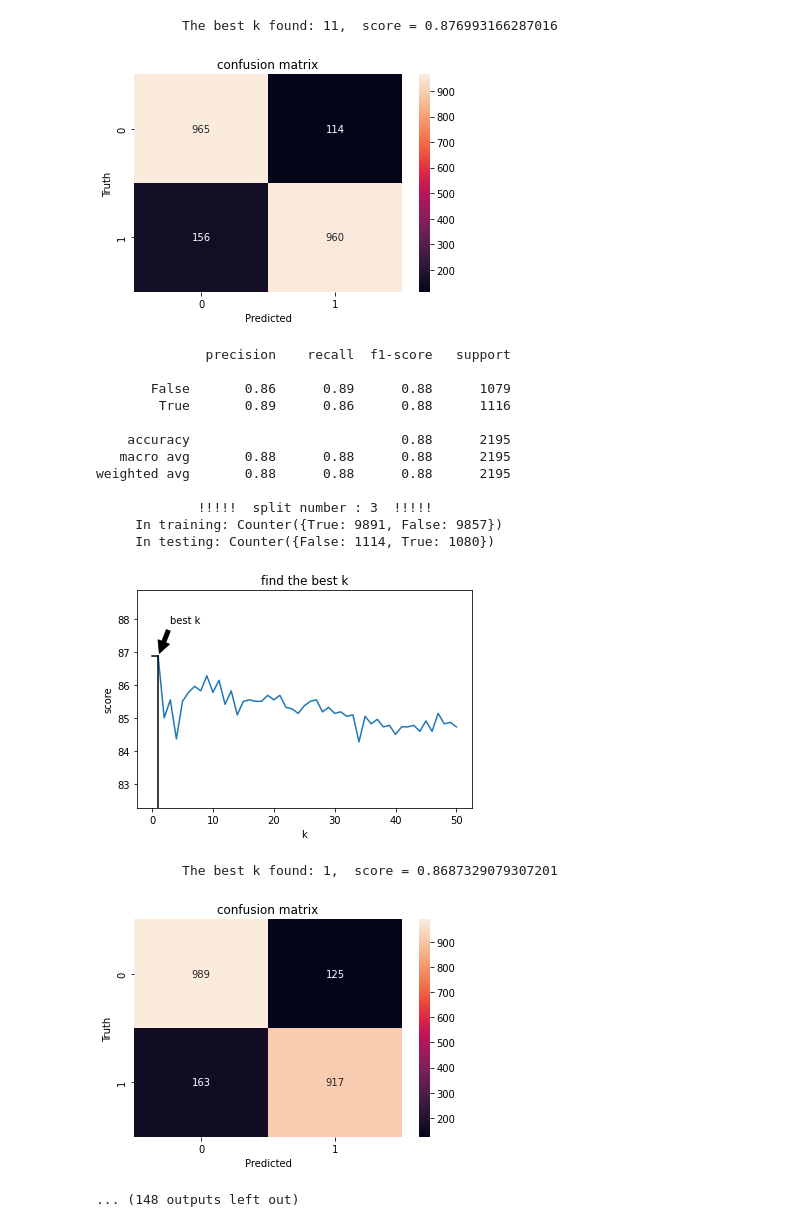
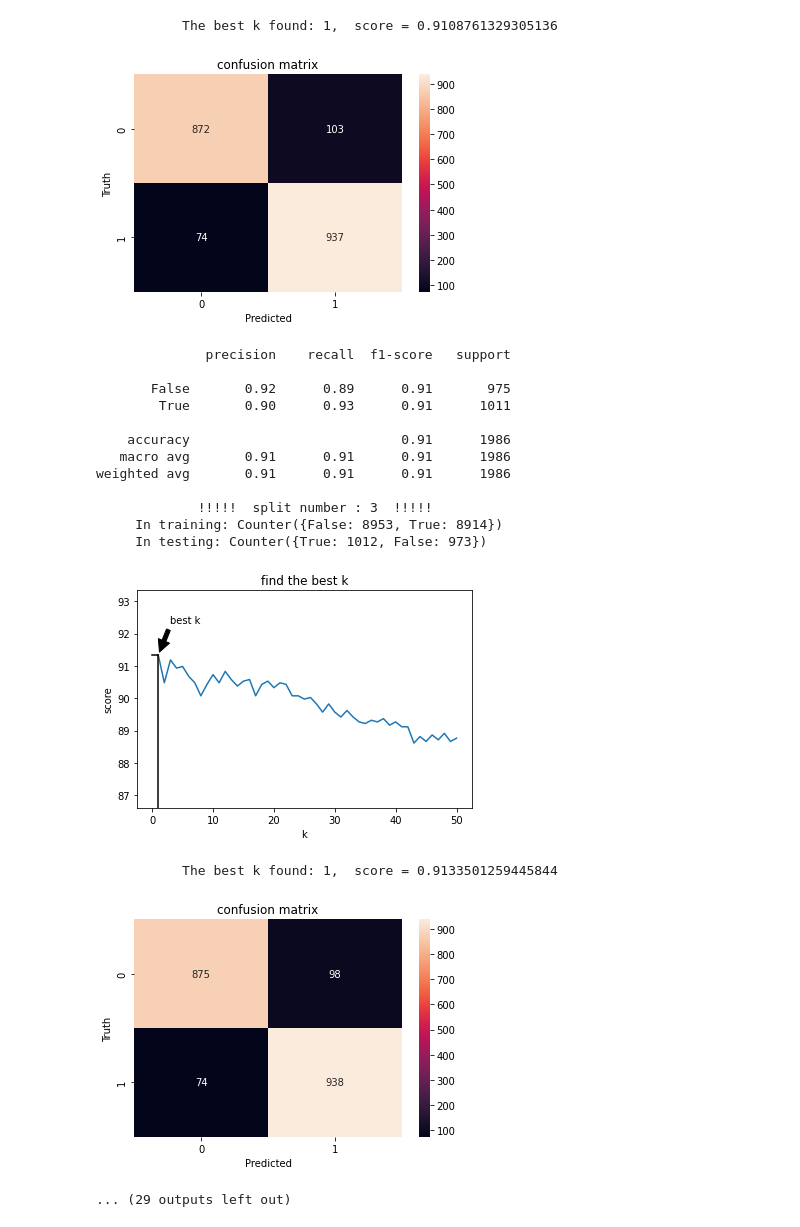
Before and after one commit to tamlhp/medical-fake-news, a Jupyter notebook: KNN model/KNeighbors.ipynb, the cells around one changed output. Saved outputs shown, nothing was run; the diff lists cells and outputs as text; code cells hidden in the pictures.

```diff
--- a/KNN model/KNeighbors.ipynb
+++ b/KNN model/KNeighbors.ipynb
@@ -20,18 +20,20 @@ from collections import Counter
 from sklearn.feature_extraction.text import TfidfVectorizer
 from sklearn.feature_extraction.text import CountVectorizer
 # %%
+# you have to change the path
 dataSet1 = pd.read_csv('/content/drive/MyDrive/Abschlussarbeit/Datasets/Dataset/article_and_tweets_with_cleaning.csv', sep = ",")
 dataSet2 = pd.read_csv('/content/drive/MyDrive/Abschlussarbeit/Datasets/Dataset/article_and_tweets_without_cleaning.csv', sep = ",")
 dataSet3 = pd.read_csv('/content/drive/MyDrive/Abschlussarbeit/Datasets/Dataset/tweets_with_cleaning.csv', sep = ",")
 dataSet4 = pd.read_csv('/content/drive/MyDrive/Abschlussarbeit/Datasets/Dataset/tweets_without_cleaning.csv', sep = ",")
-dataSet_array = [dataSet1, dataSet2, dataSet3, dataSet4]
+#dataSet_array = [dataSet1, dataSet2, dataSet3, dataSet4]
+dataSet_array = [dataSet4]
 # %%
 # creat the SentenceTransformer model for encode the texts
 model = SentenceTransformer('all-MiniLM-L6-v2')
 # %%
 # polt method
 def plot_graphs(score_list, k_range, maxScore, max_k):
-  fig = plt.figure()
+  fig, (ax) = plt.subplots(1)
   plt.xlabel("k")
   plt.ylabel("score")
   plt.title('find the best k')
@@ -39,7 +41,7 @@ def plot_graphs(score_list, k_range, maxScore, max_k):
   arrayY =[0.0, maxScore]
   arrayX_cons = [maxScore, maxScore]
   arrayY_cons = [max_k, max_k]
-  ax = fig.add_subplot(111)
+
   line, = ax.plot(k_range, score_list)
 
   ax.annotate('best k', xy=(max_k, maxScore), xytext=(max_k+2, maxScore+1),
@@ -70,7 +72,7 @@ def find_the_best_k(training_padded, training_labels, testing_padded, testing_la
   plot_graphs(score_list, k_range, maxScore, result)
   return result
 # %%
-sub_experiment_count = 1
+sub_experiment_count = 4
 accuracy  = 0
 recall    = 0
 f1_score  = 0
@@ -216,18 +218,18 @@ weighted avg       0.88      0.88      0.88      2195
-           The best k found: 11,  score = 0.876993166287016
+           The best k found: 1,  score = 0.9108761329305136
-[figure, old version]
+[figure, new version]
               precision    recall  f1-score   support
 
-       False       0.86      0.89      0.88      1079
-        True       0.89      0.86      0.88      1116
+       False       0.92      0.89      0.91       975
+        True       0.90      0.93      0.91      1011
 
-    accuracy                           0.88      2195
-   macro avg       0.88      0.88      0.88      2195
-weighted avg       0.88      0.88      0.88      2195
+    accuracy                           0.91      1986
+   macro avg       0.91      0.91      0.91      1986
+weighted avg       0.91      0.91      0.91      1986
 
              !!!!!  split number : 3  !!!!!
-     In training: Counter({True: 9891, False: 9857})
-     In testing: Counter({False: 1114, True: 1080})
+     In training: Counter({False: 8953, True: 8914})
+     In testing: Counter({True: 1012, False: 973})
-[figure, old version]
+[figure, new version]
-           The best k found: 1,  score = 0.8687329079307201
+           The best k found: 1,  score = 0.9133501259445844
-[figure, old version]
+[figure, new version]
-... (148 outputs left out)
+... (29 outputs left out)
```
Also changed, not shown: parts of 1 cell of this notebook.
